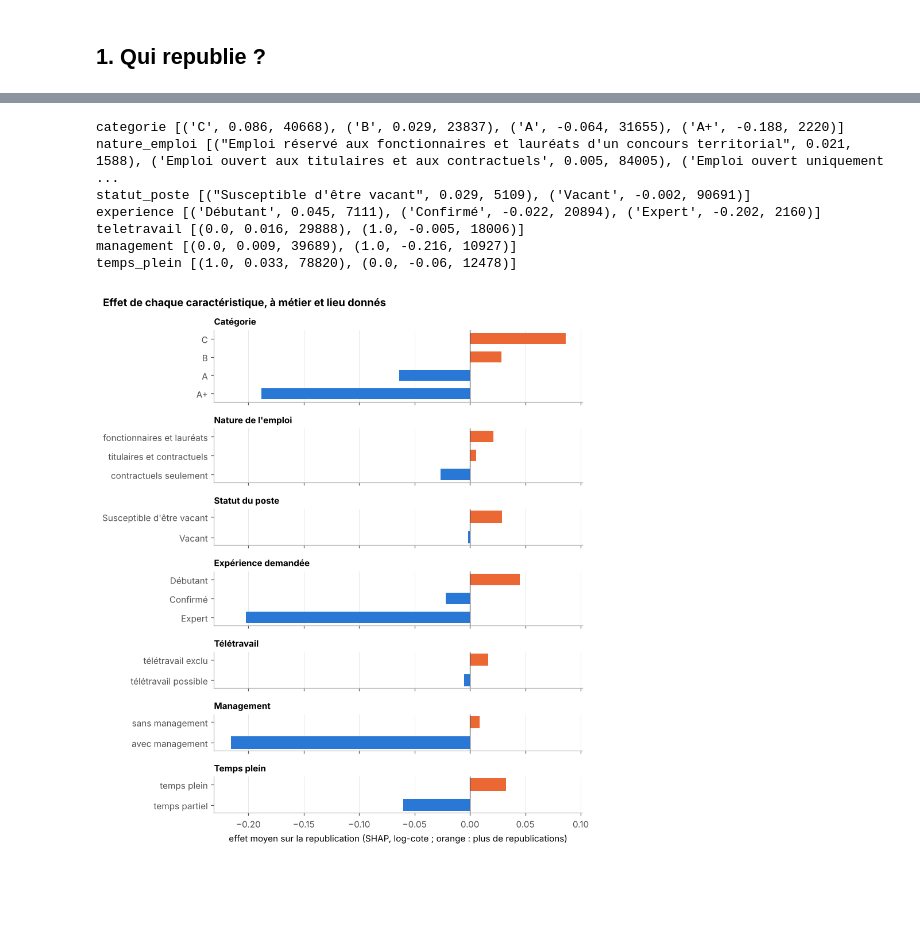
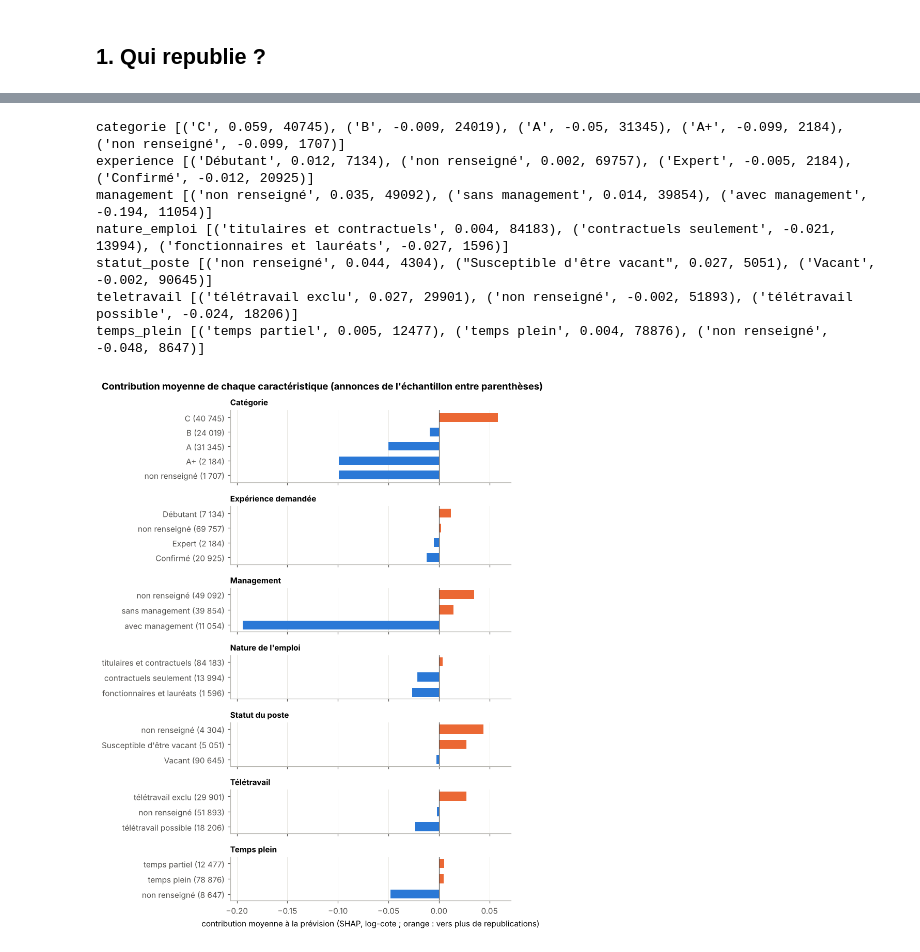
Before and after one commit to nitescuale/offres-emploi-competences, a Jupyter notebook: notebooks/04_recrutement.ipynb, the cells around one changed output, grey strips where cells are left out. Saved outputs shown, nothing was run; the diff lists cells and outputs as text; code cells hidden in the pictures; blank space fills up the shorter version.

```diff
--- a/notebooks/04_recrutement.ipynb
+++ b/notebooks/04_recrutement.ipynb
@@ -162,18 +222,17 @@ shape: (5, 4)
 # %%
-MODELE = "LightGBM sans organisme"
-modele, COLS = modeles[MODELE]
+modele, COLS = modeles[RETENUE]
 p_test = modele.predict(X_test[COLS])
 rang = np.argsort(np.argsort(p_test))
 deciles = pl.DataFrame({"p": p_test, "y": y_test, "d": rang * 10 // len(p_test)})
 cal = deciles.group_by("d").agg(prevu=pl.col("p").mean(), observe=pl.col("y").mean()).sort("prevu")
 fig, ax = plt.subplots(figsize=(4.8, 4.2))
-ax.plot([0, 0.6], [0, 0.6], color=g.GRIS, lw=1, ls=":")
+ax.plot([0, 0.65], [0, 0.65], color=g.GRIS, lw=1, ls=":")
 ax.plot(cal["prevu"], cal["observe"], "-o", color=g.PALETTE[0], ms=5)
 ax.xaxis.set_major_formatter(POURCENT)
 ax.yaxis.set_major_formatter(POURCENT)
 ax.set_xlabel("probabilité prévue (moyenne du décile)")
 ax.set_ylabel("part réellement republiée")
-ax.set_title("Calibration sur 2025-2026")
+ax.set_title(f"Calibration sur 2025-2026\n(LightGBM {RETENUE})")
 g.enregistrer(fig, "20_calibration_republication")
 cal
 # %% [output]
@@ -211,18 +278,18 @@ idx = rng.choice(len(X_test), 100_000, replace=False)
 Xs = X_test[COLS].iloc[idx]
 contrib = modele.predict(Xs, pred_contrib=True)[:, :-1]
 importance = pl.DataFrame({"variable": COLS, "shap_moyen_abs": np.abs(contrib).mean(axis=0)}).sort("shap_moyen_abs", descending=True)
-NOMS = {"metier": "Métier", "departement": "Département", "publications_avant": "Publications antérieures du poste",
+NOMS = {"metier": "Métier", "departement": "Département", "publications_an": "Publications du poste (12 mois)",
         "deja_republiee": "Déjà republié (6 mois)", "mois": "Mois de publication", "categorie": "Catégorie",
         "versant": "Versant", "nature_emploi": "Nature de l'emploi", "statut_poste": "Statut du poste",
         "experience": "Expérience demandée", "teletravail": "Télétravail", "management": "Management",
         "temps_plein": "Temps plein", "niveau_etudes": "Niveau d'études", "postes_annonce": "Postes dans l'annonce",
-        "texte_competences": "Texte de compétences", "organisme": "Organisme"}
+        "organisme": "Organisme"}
 fig, ax = plt.subplots(figsize=(7, 4.6))
 imp = importance.reverse()
 ax.barh([NOMS[v] for v in imp["variable"]], imp["shap_moyen_abs"], color=g.PALETTE[0], height=0.6)
 ax.grid(axis="y", visible=False)
 ax.set_xlabel("contribution moyenne (|SHAP|, log-cote)")
-ax.set_title("Ce qui pèse dans la prévision de republication")
+ax.set_title(f"Ce qui pèse dans la prévision de republication (LightGBM {RETENUE})")
 g.enregistrer(fig, "21_importance_republication")
 importance
 # %% [output]
@@ -249,42 +315,47 @@ shape: (16, 2)
 # %%
 S = pl.DataFrame({c: contrib[:, i] for i, c in enumerate(COLS)})
 V = pl.from_pandas(Xs.reset_index(drop=True).astype({c: str for c in rec.CATEGORIELLES if c in COLS}))
-def effet(col, min_n=500):
-    return (pl.DataFrame({"modalite": V[col], "shap": S[col]}).drop_nulls("modalite")
-            .group_by("modalite").agg(shap=pl.col("shap").mean(), n=pl.len()).filter(pl.col("n") >= min_n)
-            .sort("shap", descending=True))
-LIBELLES = {"teletravail": {1.0: "télétravail possible", 0.0: "télétravail exclu"},
-            "management": {1.0: "avec management", 0.0: "sans management"},
-            "temps_plein": {1.0: "temps plein", 0.0: "temps partiel"},
-            "nature_emploi": {"Emploi réservé aux fonctionnaires et lauréats d'un concours territorial": "fonctionnaires et lauréats",
-                              "Emploi ouvert aux titulaires et aux contractuels": "titulaires et contractuels",
-                              "Emploi ouvert uniquement aux contractuels": "contractuels seulement"}}
-blocs = ["categorie", "nature_emploi", "statut_poste", "experience", "teletravail", "management", "temps_plein"]
-fig, axes = plt.subplots(len(blocs), 1, figsize=(8, 9), sharex=True,
-                         gridspec_kw={"height_ratios": [max(2, effet(c).height) for c in blocs]})
+BINAIRES = {"teletravail": ("télétravail possible", "télétravail exclu"), "management": ("avec management", "sans management"),
+            "temps_plein": ("temps plein", "temps partiel")}
+COURTS = {"Emploi réservé aux fonctionnaires et lauréats d'un concours territorial": "fonctionnaires et lauréats",
+          "Emploi ouvert aux titulaires et aux contractuels": "titulaires et contractuels",
+          "Emploi ouvert uniquement aux contractuels": "contractuels seulement"}
+def modalites(col):
+    v = V[col]
+    if col in BINAIRES:
+        oui, non = BINAIRES[col]
+        return v.map_elements(lambda x: oui if x == 1 else non if x == 0 else "non renseigné", return_dtype=pl.Utf8, skip_nulls=False)
+    return v.cast(pl.Utf8).replace({"nan": None, "None": None}).fill_null("non renseigné").replace(COURTS)
+def effet(col, min_n=300):
+    return (pl.DataFrame({"modalite": modalites(col), "shap": S[col]}).group_by("modalite")
+            .agg(shap=pl.col("shap").mean(), n=pl.len()).filter(pl.col("n") >= min_n).sort("shap", descending=True))
+blocs = ["categorie", "experience", "management", "nature_emploi", "statut_poste", "teletravail", "temps_plein"]
+effets = {c: effet(c) for c in blocs}
+fig, axes = plt.subplots(len(blocs), 1, figsize=(7.5, 10), sharex=True,
+                         gridspec_kw={"height_ratios": [max(2, effets[c].height) for c in blocs]})
 for ax, col in zip(axes, blocs):
-    e = effet(col).reverse()
-    noms = [LIBELLES.get(col, {}).get(float(m) if col in ("teletravail", "management", "temps_plein") else m, str(m))
-            for m in e["modalite"]]
-    ax.barh(noms, e["shap"], color=[g.PALETTE[1] if v > 0 else g.PALETTE[0] for v in e["shap"]], height=0.6)
+    e = effets[col].reverse()
+    ax.barh([f"{m} ({n:,})".replace(",", " ") for m, n in zip(e["modalite"], e["n"])], e["shap"],
+            color=[g.PALETTE[1] if v > 0 else g.PALETTE[0] for v in e["shap"]], height=0.6)
     ax.axvline(0, color="#52514e", lw=0.8)
     ax.set_title(NOMS[col], fontsize=10, loc="left")
     ax.grid(axis="y", visible=False)
-axes[-1].set_xlabel("effet moyen sur la republication (SHAP, log-cote ; orange : plus de republications)")
-fig.suptitle("Effet de chaque caractéristique, à métier et lieu donnés", x=0.02, ha="left", fontweight="bold")
+axes[-1].set_xlabel("contribution moyenne à la prévision (SHAP, log-cote ; orange : vers plus de republications)")
+fig.suptitle("Contribution moyenne de chaque caractéristique (annonces de l'échantillon entre parenthèses)",
+             x=0.02, ha="left", fontweight="bold")
 fig.tight_layout()
 g.enregistrer(fig, "22_effets_republication")
 for col in blocs:
-    print(col, [(m, round(v, 3), n) for m, v, n in effet(col).iter_rows()])
+    print(col, [(m, round(v, 3), n) for m, v, n in effets[col].iter_rows()])
 # %% [output]
-categorie [('C', 0.086, 40668), ('B', 0.029, 23837), ('A', -0.064, 31655), ('A+', -0.188, 2220)]
-nature_emploi [("Emploi réservé aux fonctionnaires et lauréats d'un concours territorial", 0.021, 1588), ('Emploi ouvert aux titulaires et aux contractuels', 0.005, 84005), ('Emploi ouvert uniquement  ...
-statut_poste [("Susceptible d'être vacant", 0.029, 5109), ('Vacant', -0.002, 90691)]
-experience [('Débutant', 0.045, 7111), ('Confirmé', -0.022, 20894), ('Expert', -0.202, 2160)]
-teletravail [(0.0, 0.016, 29888), (1.0, -0.005, 18006)]
-management [(0.0, 0.009, 39689), (1.0, -0.216, 10927)]
-temps_plein [(1.0, 0.033, 78820), (0.0, -0.06, 12478)]
+categorie [('C', 0.059, 40745), ('B', -0.009, 24019), ('A', -0.05, 31345), ('A+', -0.099, 2184), ('non renseigné', -0.099, 1707)]
+experience [('Débutant', 0.012, 7134), ('non renseigné', 0.002, 69757), ('Expert', -0.005, 2184), ('Confirmé', -0.012, 20925)]
+management [('non renseigné', 0.035, 49092), ('sans management', 0.014, 39854), ('avec management', -0.194, 11054)]
+nature_emploi [('titulaires et contractuels', 0.004, 84183), ('contractuels seulement', -0.021, 13994), ('fonctionnaires et lauréats', -0.027, 1596)]
+statut_poste [('non renseigné', 0.044, 4304), ("Susceptible d'être vacant", 0.027, 5051), ('Vacant', -0.002, 90645)]
+teletravail [('télétravail exclu', 0.027, 29901), ('non renseigné', -0.002, 51893), ('télétravail possible', -0.024, 18206)]
+temps_plein [('temps partiel', 0.005, 12477), ('temps plein', 0.004, 78876), ('non renseigné', -0.048, 8647)]
-[figure, old version]
+[figure, new version]
 # %%
 dep = effet("departement", min_n=300)
 noms_dep = dict(offres.select("departement", "departement_nom").drop_nulls().unique("departement").iter_rows())
```
Also changed, not shown: parts of 17 cells of this notebook, 9 other files.
